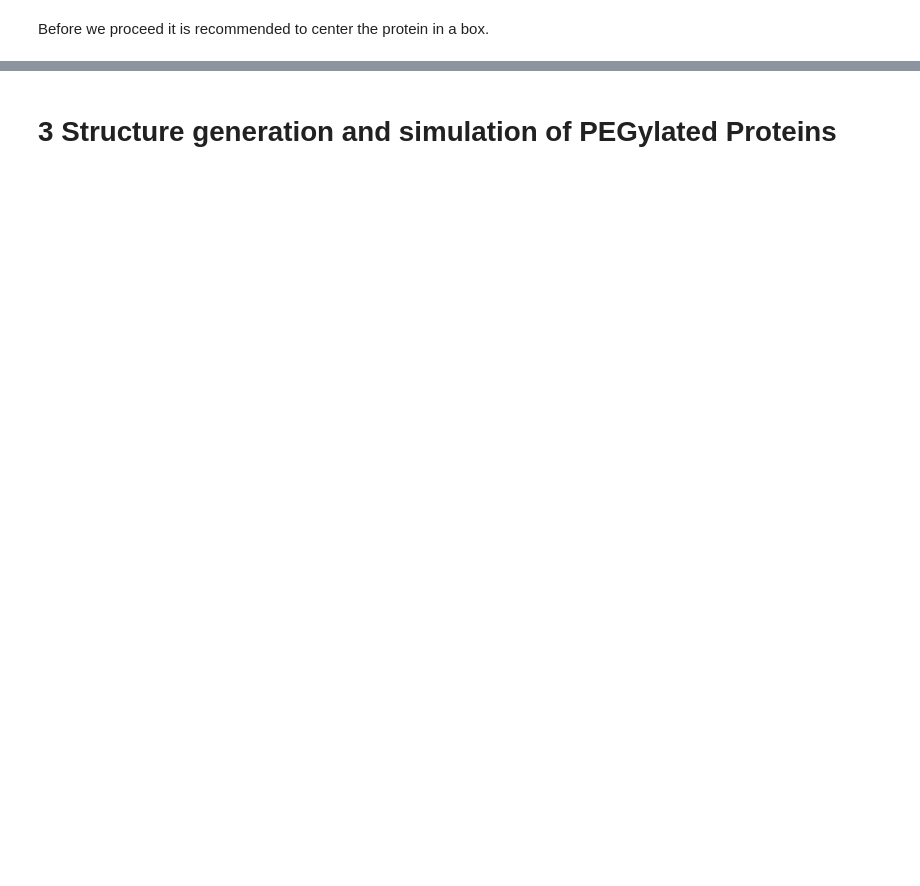
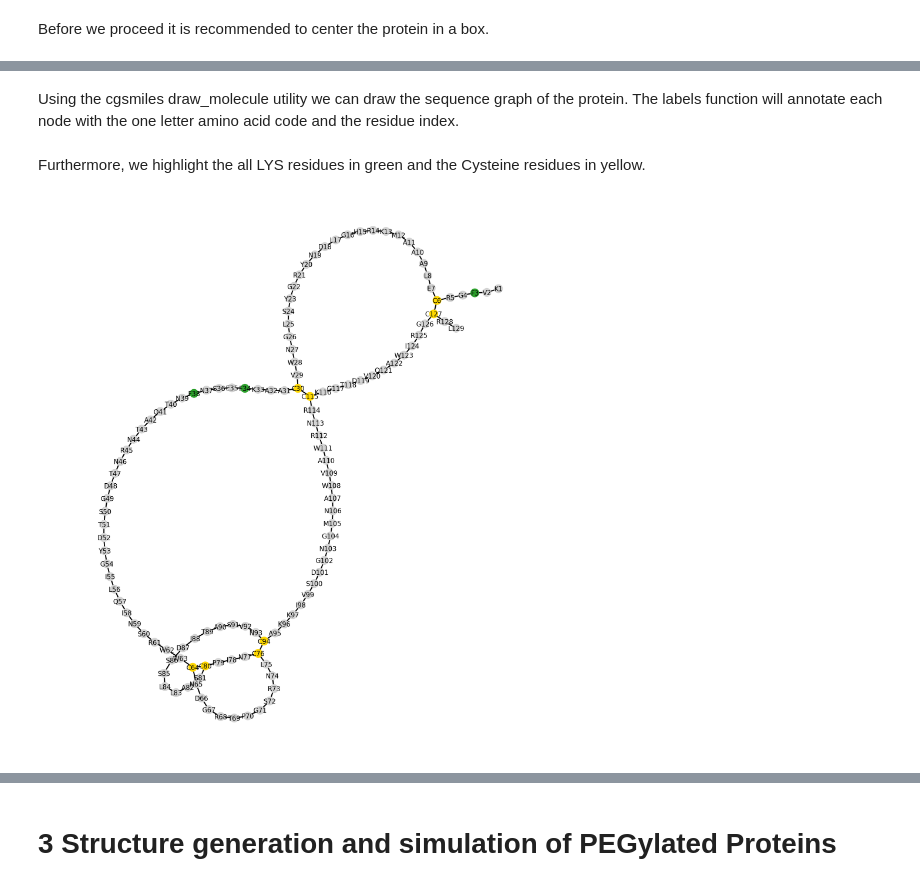
Before and after one commit to polyply/PEGylation, a Jupyter notebook: tutorial_data/PEGylatedProteins.ipynb, the cells around one changed output, grey strips where cells are left out. Saved outputs shown, nothing was run; the diff lists cells and outputs as text; code cells hidden in the pictures; blank space fills up the shorter version.

```diff
--- a/tutorial_data/PEGylatedProteins.ipynb
+++ b/tutorial_data/PEGylatedProteins.ipynb
@@ -63,0 +110,7 @@ GROMACS reminds you: "It'll Cure Your Asthma Too !" (F. Zappa)
+# %%
+from pathlib import Path
+from vermouth.forcefield import ForceField
+from polyply import gen_params
+from polyply.src.meta_molecule import MetaMolecule
+import networkx as nx
+ff = ForceField("PEGylation")
@@ -63,0 +127,26 @@ GROMACS reminds you: "It'll Cure Your Asthma Too !" (F. Zappa)
+# %% [markdown]
+Using the cgsmiles draw_molecule utility we can draw the sequence graph of the protein. The labels function will annotate each node with the one letter amino acid code and the residue index.
+# %%
+from cgsmiles.drawing import draw_molecule
+import matplotlib.pyplot as plt
+labels = resname_to_one_letter(protein)
+# %% [markdown]
+Furthermore, we highlight the all LYS residues in green and the Cysteine residues in yellow.
+# %%
+colors={idx: 'lightgray' for idx in range(0, 130)}
+for node in protein.nodes:
+    if protein.nodes[node]['resname'] == 'CYS':
+        colors[node] = 'gold'
+    if protein.nodes[node]['resname'] == 'PHE':
+        colors[node] = 'tab:green'
+# %%
+fig, axs = plt.subplots(1,1,figsize=(25,30))
+_ = draw_molecule(protein,
+                  cg_mapping=False,
+                  layout_method='vespr',
+                  colors=colors,
+                  scale=1.1,
+                  labels=labels,
+                  fontsize=18)
+# %% [output]
+[figure, added]
```
Also changed, not shown: parts of 51 cells of this notebook, 11 other files.
